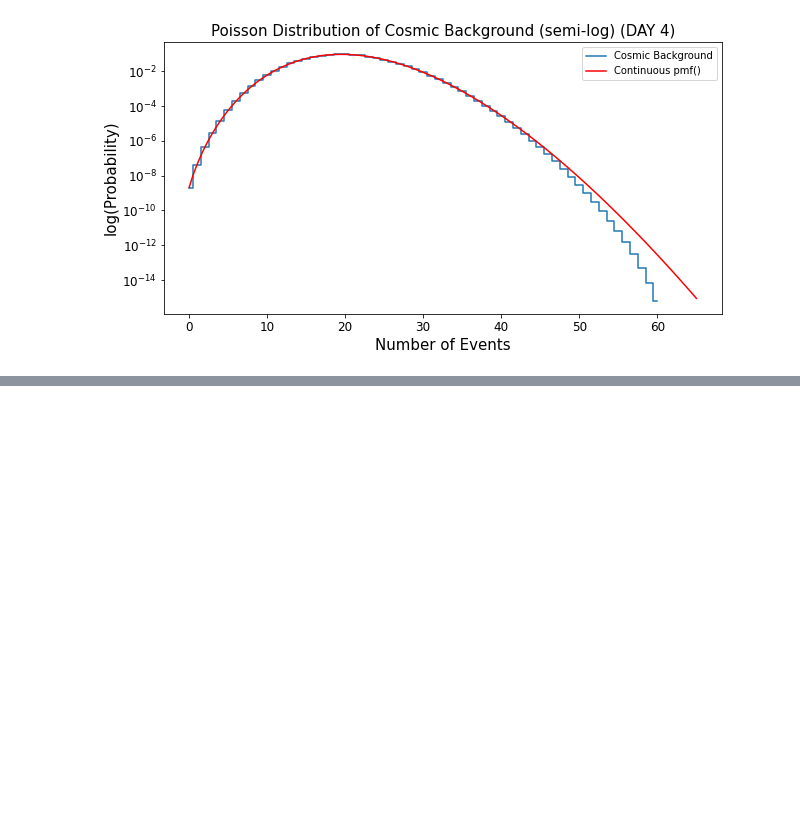
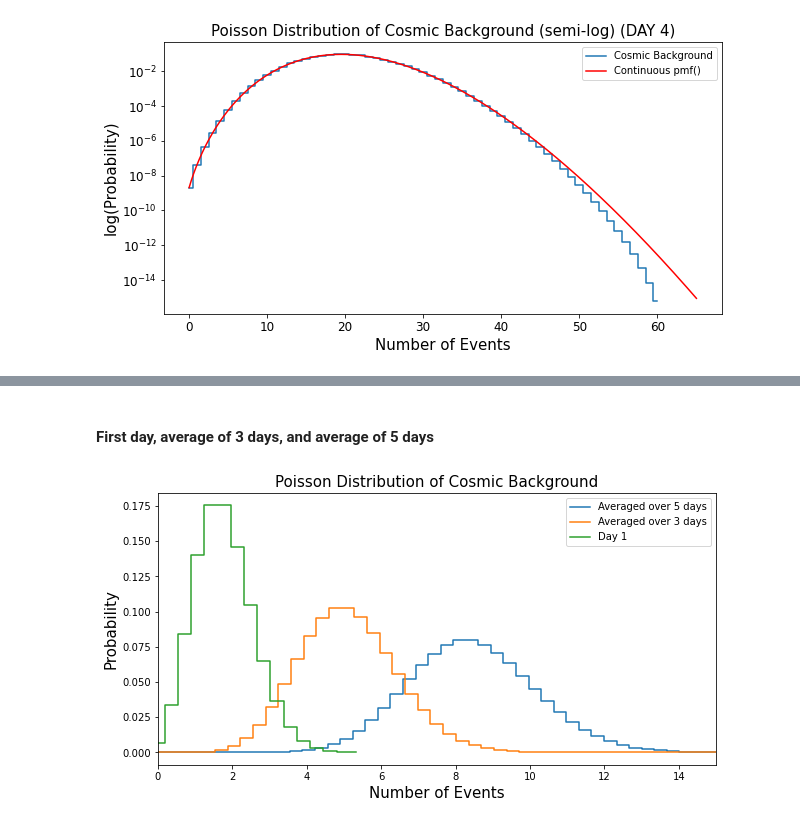
Before and after one commit to MinniVan/PHYS-434, a Jupyter notebook: lab-2.ipynb, the cells around one changed output, grey strips where cells are left out. Cells and saved outputs as stored; diff of their text form; code cells hidden in the pictures; blank space fills up the shorter version.

```diff
--- a/lab-2.ipynb
+++ b/lab-2.ipynb
@@ -233,0 +309,24 @@ plt.show()
+# %% [markdown]
+#### First day, average of 3 days, and average of 5 days
+# %%
+# day 5 (one day being added)
+
+# convolved background (Poisson distribution) once again
+plt.rcParams['figure.figsize'] = [10, 5]
+fig, ax = plt.subplots(1, 1)
+ax.step(np.linspace(0, 76/3, 76), background_day_5, where = 'mid', label = "Averaged over 5 days")
+plt.title("Poisson Distribution of Cosmic Background", size = 15)
+plt.xlabel("Number of Events", size= 15)
+plt.ylabel("Probability", size=15)
+
+
+#ax.step(x = np.arange(0, 61), y = background_day_4, where = 'mid', label = "Day 4")
+ax.step(x = np.linspace(0, 46/3, 46), y = background_day_3, where = 'mid', label = "Averaged over 3 days")
+#ax.step(x = np.arange(0, 31), y = background_day_2, where = 'mid', label = "Day 2")
+ax.step(x = np.linspace(0, 16/3, 16), y = prob, where = 'mid', label = "Day 1")
+plt.xlim(0, 15)
+
+plt.legend(loc="best")
+plt.show()
+# %% [output]
+[figure, added]
```
Also changed, not shown: parts of 37 cells of this notebook.
